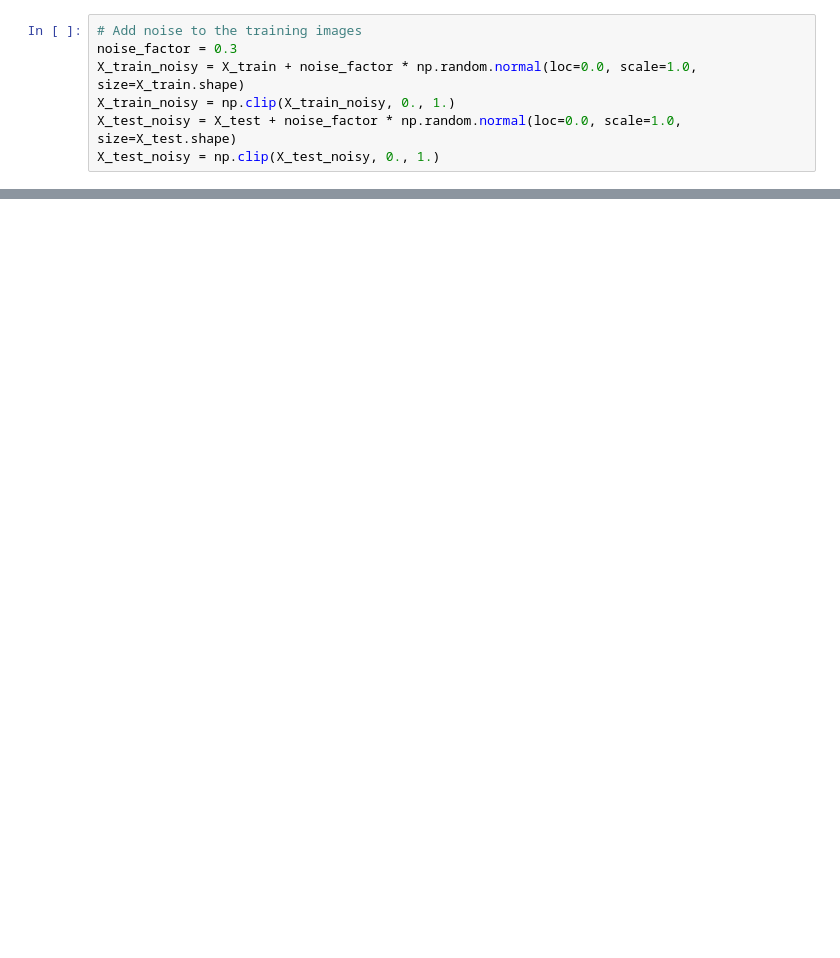
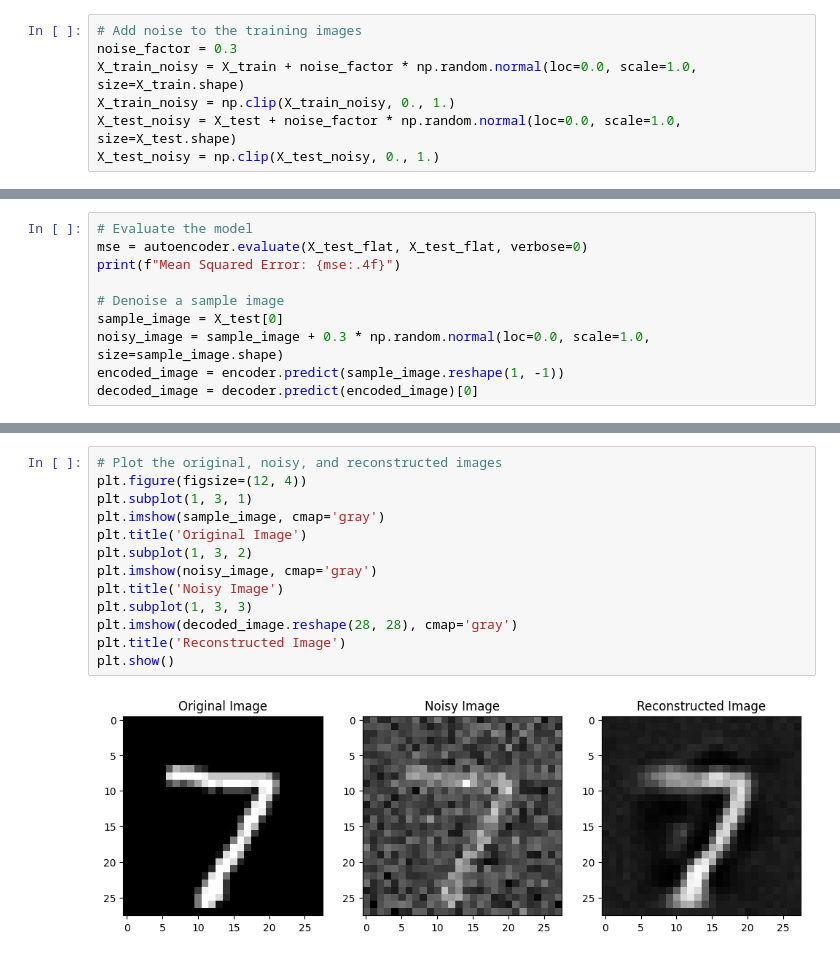
Before and after one commit to DaliaEl-Sayed/DEPI---Generative-AI-Track-Tasks., a Jupyter notebook: mnist_dataset_using_encoder_decoder_task3.ipynb, the cells around one changed output, grey strips where cells are left out. Saved outputs shown, nothing was run; the diff lists cells and outputs as text; blank space fills up the shorter version.

```diff
--- a/mnist_dataset_using_encoder_decoder_task3.ipynb
+++ b/mnist_dataset_using_encoder_decoder_task3.ipynb
@@ -130,0 +117,10 @@ plt.show()
+# %%
+# Evaluate the model
+mse = autoencoder.evaluate(X_test_flat, X_test_flat, verbose=0)
+print(f"Mean Squared Error: {mse:.4f}")
+
+# Denoise a sample image
+sample_image = X_test[0]
+noisy_image = sample_image + 0.3 * np.random.normal(loc=0.0, scale=1.0, size=sample_image.shape)
+encoded_image = encoder.predict(sample_image.reshape(1, -1))
+decoded_image = decoder.predict(encoded_image)[0]
@@ -130,0 +131,15 @@ plt.show()
+# %%
+# Plot the original, noisy, and reconstructed images
+plt.figure(figsize=(12, 4))
+plt.subplot(1, 3, 1)
+plt.imshow(sample_image, cmap='gray')
+plt.title('Original Image')
+plt.subplot(1, 3, 2)
+plt.imshow(noisy_image, cmap='gray')
+plt.title('Noisy Image')
+plt.subplot(1, 3, 3)
+plt.imshow(decoded_image.reshape(28, 28), cmap='gray')
+plt.title('Reconstructed Image')
+plt.show()
+# %% [output]
+[figure, added]
```
Also changed, not shown: parts of 9 cells of this notebook.
